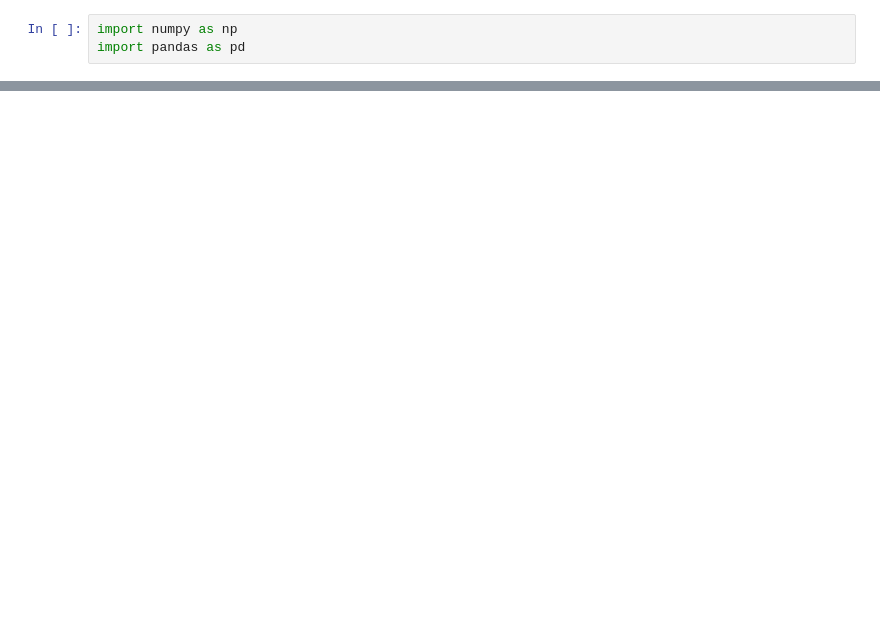
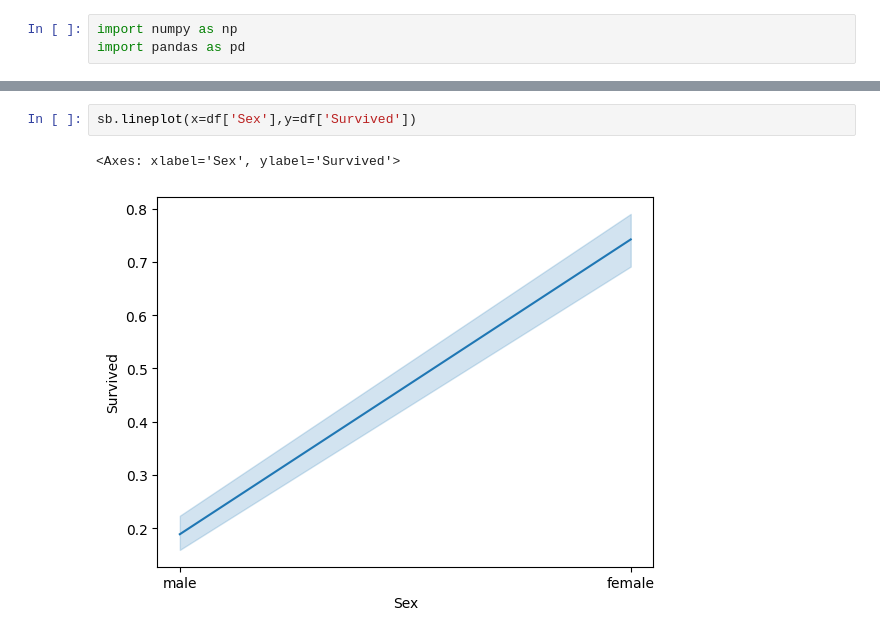
Before and after one commit to Kunals0612/TE_Lab_Assignments, a Jupyter notebook: DSBDAL/Assignment4.ipynb, the cells around one changed output, grey strips where cells are left out. Drawn from its saved outputs; the diff is of its cells as text; blank space fills up the shorter version.

```diff
--- a/DSBDAL/Assignment4.ipynb
+++ b/DSBDAL/Assignment4.ipynb
@@ -8,0 +87,5 @@ FileNotFoundError: [Errno 2] No such file or directory: '/Datasets/titanic.csv'
+# %%
+sb.lineplot(x=df['Sex'],y=df['Survived'])
+# %% [output]
+<Axes: xlabel='Sex', ylabel='Survived'>
+[figure, added]
```
Also changed, not shown: parts of 13 cells of this notebook.
